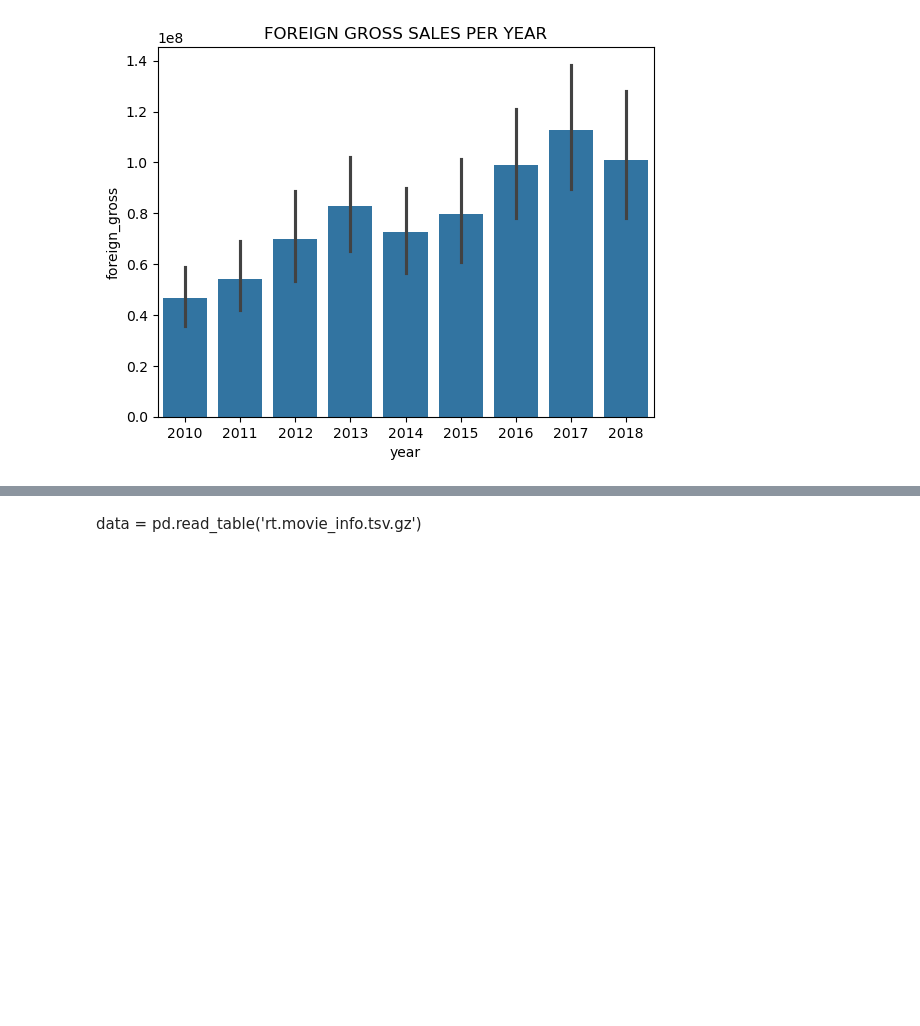
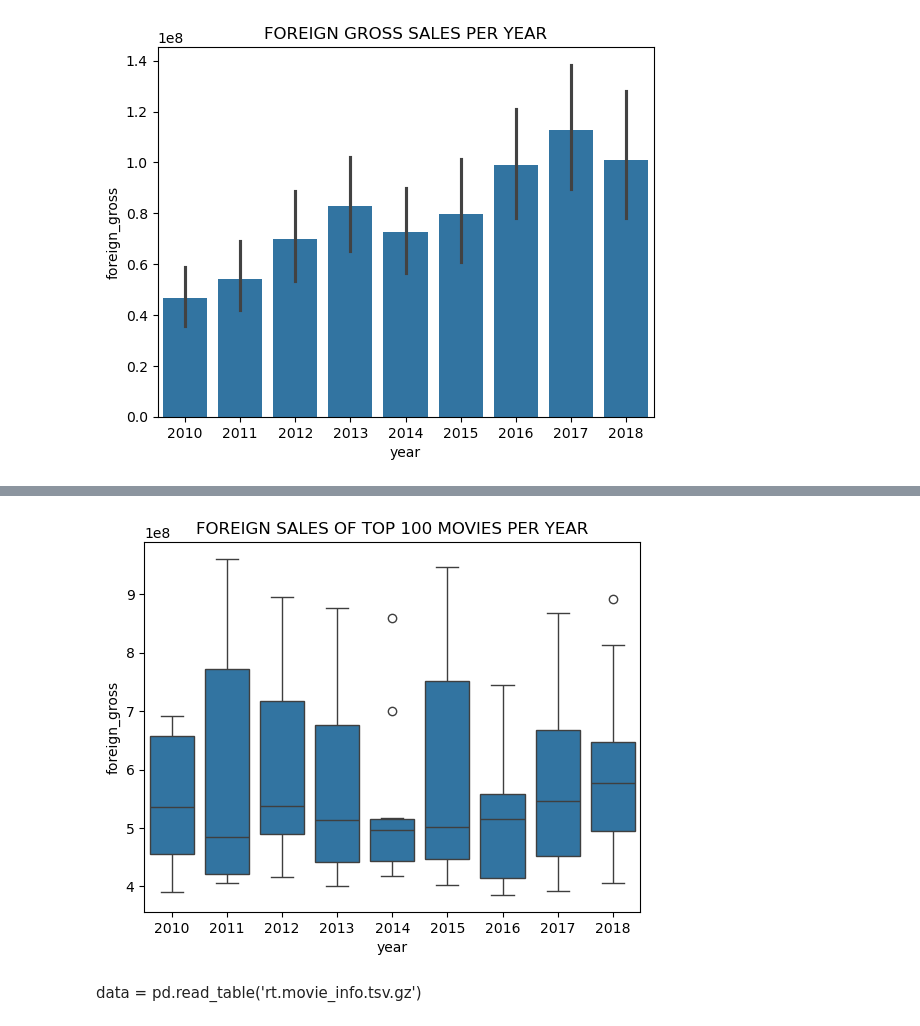
Before and after one commit to ISAACKW/PHASE1_PROJECT, a Jupyter notebook: index.ipynb, the cells around one changed output, grey strips where cells are left out. Cells and saved outputs as stored; diff of their text form; code cells hidden in the pictures; blank space fills up the shorter version.

```diff
--- a/index.ipynb
+++ b/index.ipynb
@@ -828,0 +899,3 @@ plt.show()
+# %%
+top_100_mvs = df_dropped2.sort_values(by='foreign_gross', ascending=False).head(100)
+top_100_mvs
@@ -829,2 +916,8 @@ plt.show()
+# %%
+sns.boxplot(x='year', y='foreign_gross', data=top_100_mvs )
+plt.title('FOREIGN SALES OF TOP 100 MOVIES PER YEAR')
+plt.show()
+# %% [output]
+[figure, added]
 # %% [markdown]
 data = pd.read_table('rt.movie_info.tsv.gz')
```
Also changed, not shown: parts of 27 cells of this notebook.
